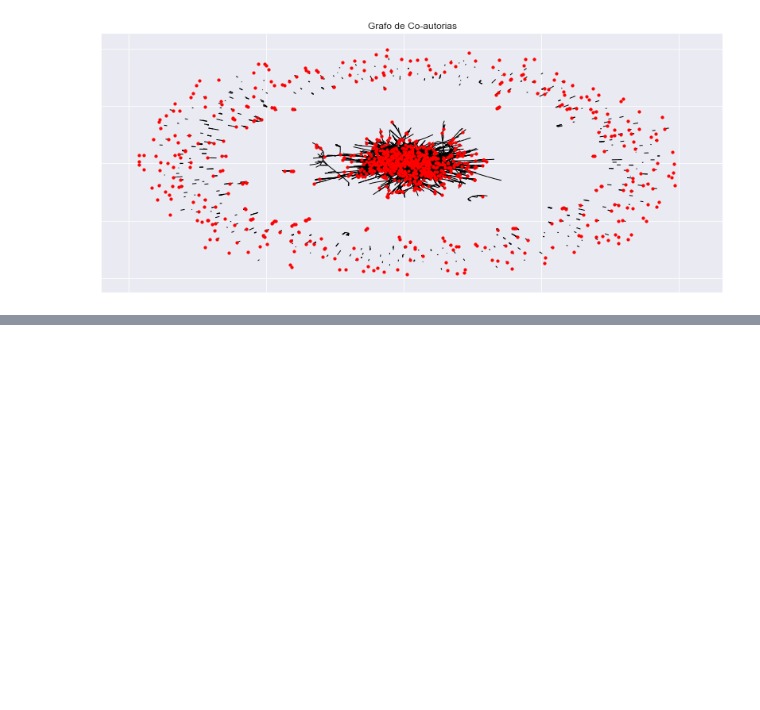
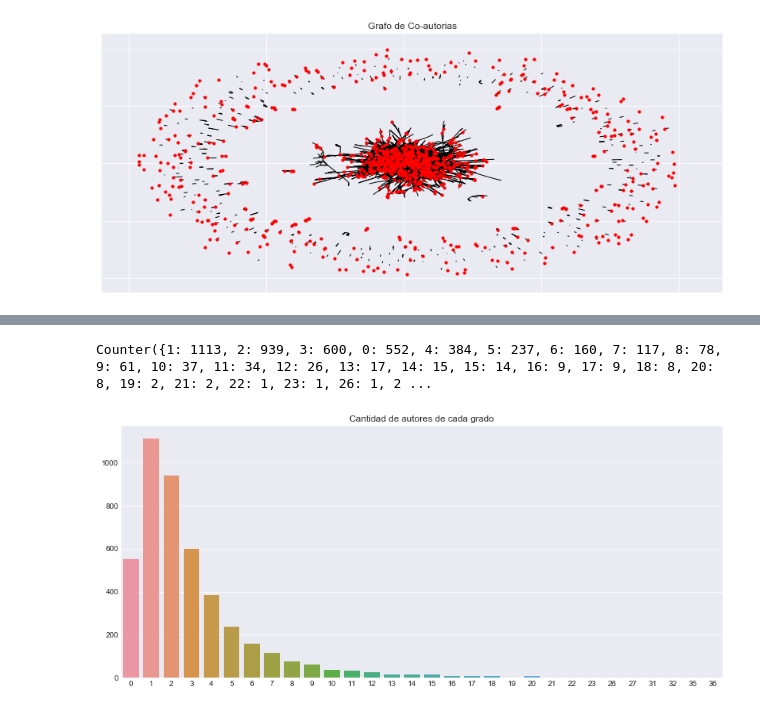
Before and after one commit to lucasputer/CienciaDeDatos, a Jupyter notebook: tp4/TP4.ipynb, the cells around one changed output, grey strips where cells are left out. Saved outputs shown, nothing was run; the diff lists cells and outputs as text; code cells hidden in the pictures; blank space fills up the shorter version.

```diff
--- a/tp4/TP4.ipynb
+++ b/tp4/TP4.ipynb
@@ -59,0 +64,14 @@ plt.show()
+# %%
+author_degree_list = list(coauthor_graph.degree())
+degree_list = [degree for (author, degree) in author_degree_list]
+
+degree_frequencies = Counter(degree_list)
+print degree_frequencies
+# %% [output]
+Counter({1: 1113, 2: 939, 3: 600, 0: 552, 4: 384, 5: 237, 6: 160, 7: 117, 8: 78, 9: 61, 10: 37, 11: 34, 12: 26, 13: 17, 14: 15, 15: 14, 16: 9, 17: 9, 18: 8, 20: 8, 19: 2, 21: 2, 22: 1, 23: 1, 26: 1, 2 ...
+# %%
+ax = sns.barplot(degree_frequencies.keys(), y=degree_frequencies.values())
+plt.title("Cantidad de autores de cada grado")
+plt.show()
+# %% [output]
+[figure, added]
```
Also changed, not shown: parts of 4 cells of this notebook.
